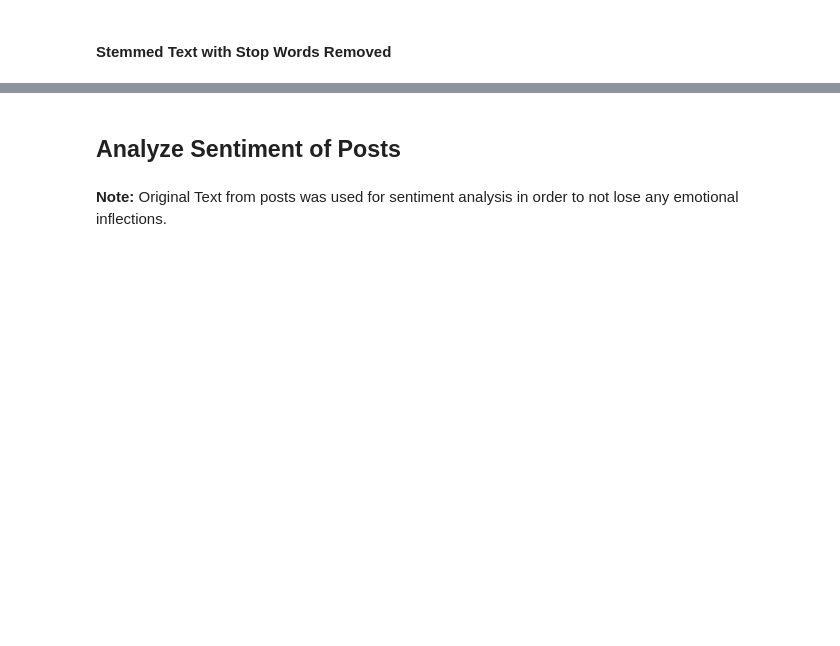
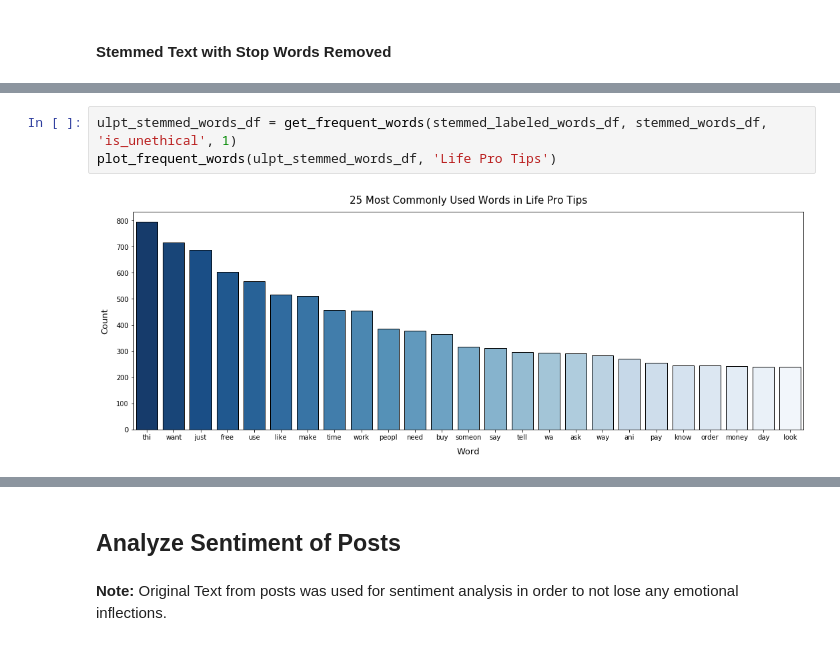
Before and after one commit to jlu90/Subreddit-Classification, a Jupyter notebook: code/04-EDA.ipynb, the cells around one changed output, grey strips where cells are left out. Cells and saved outputs as stored; diff of their text form; blank space fills up the shorter version.

```diff
--- a/code/04-EDA.ipynb
+++ b/code/04-EDA.ipynb
@@ -265,0 +282,5 @@ print('Different Words:', lpt_set ^ ulpt_set) # Symmetric Difference
+# %%
+ulpt_stemmed_words_df = get_frequent_words(stemmed_labeled_words_df, stemmed_words_df, 'is_unethical', 1)
+plot_frequent_words(ulpt_stemmed_words_df, 'Life Pro Tips')
+# %% [output]
+[figure, added]
```
Also changed, not shown: parts of 12 cells of this notebook, 3 other files.
